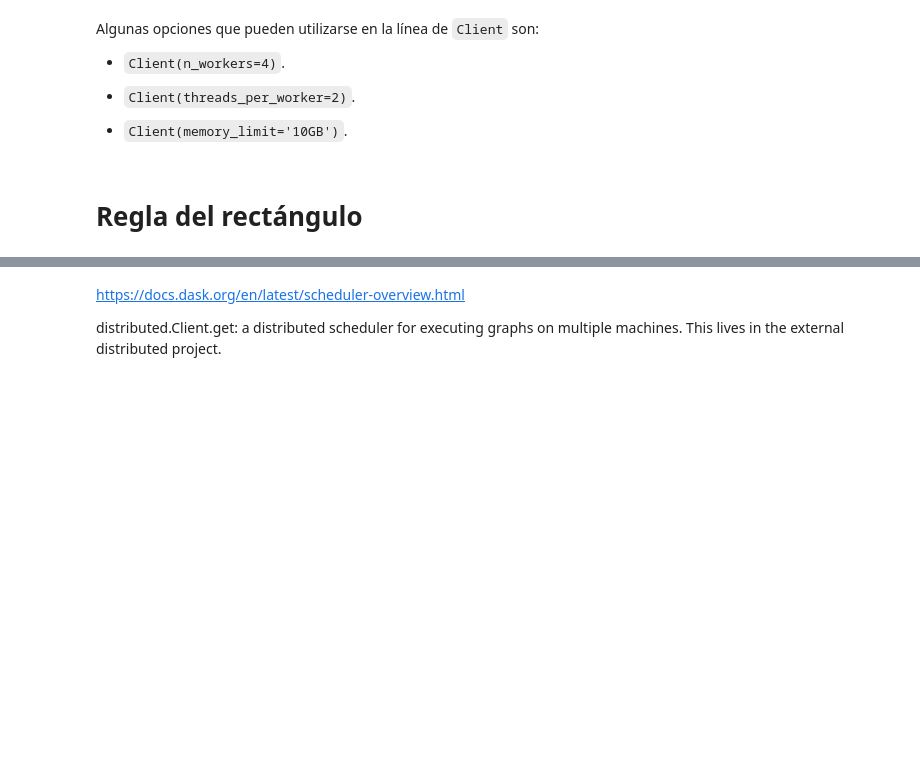
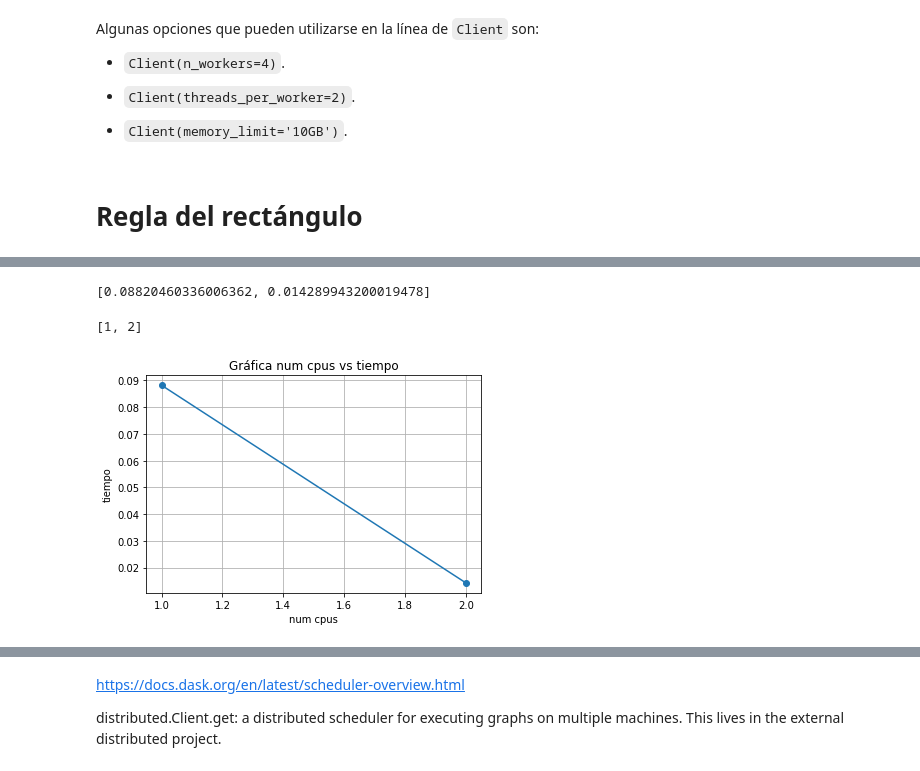
Before and after one commit to ITAM-DS/analisis-numerico-computo-cientifico, a Jupyter notebook: temas/II.computo_paralelo/2.2.Python_dask.ipynb, the cells around one changed output, grey strips where cells are left out. Saved outputs shown, nothing was run; the diff lists cells and outputs as text; code cells hidden in the pictures; blank space fills up the shorter version.

Commit message:
adding client map, gather examples

```diff
--- a/temas/II.computo_paralelo/2.2.Python_dask.ipynb
+++ b/temas/II.computo_paralelo/2.2.Python_dask.ipynb
@@ -286,0 +422,15 @@ from scipy.integrate import quad
+# %%
+def mifun(p,ns_p):
+    futures_nodos = client.map(construye_nodos_en_subintervalos,range(p),
+                                                               **{'a':a,
+                                                                  'b':b,
+                                                                  'h_hat':h_hat,
+                                                                  'n':n,
+                                                                  'ns_p':ns_p}
+                              )
+    futures_evalua = client.map(evalua_f_en_nodos_y_suma, futures_nodos,
+                                                          **{'f':f}
+                                )
+    results = [future.result() for future in futures_evalua]
+    aprox = h_hat*sum(results)
+    return err_relativo(aprox,obj)
@@ -286,0 +439,6 @@ from scipy.integrate import quad
+# %%
+for p in range(1,multiprocessing.cpu_count()+1):
+    if n%p==0:
+        ns_p=int(n/p)
+        err_np.append(mifun(p,ns_p))
+        n_cpus.append(p)
@@ -286,0 +453,10 @@ from scipy.integrate import quad
+# %%
+l=[]
+n_cpus=[]
+# %%
+for p in range(1,multiprocessing.cpu_count()+1):
+    if n%p==0:
+        ns_p=int(n/p)
+        resultado_timeit=%timeit -n 5 -r 10 -o mifun(p,ns_p)
+        l.append(resultado_timeit.average)
+        n_cpus.append(p)
@@ -286,0 +467,8 @@ from scipy.integrate import quad
+# %%
+l
+# %% [output]
+[0.08820460336006362, 0.014289943200019478]
+# %%
+n_cpus
+# %% [output]
+[1, 2]
@@ -286,0 +477,9 @@ from scipy.integrate import quad
+# %%
+plt.plot(n_cpus,l,'o-')
+plt.title('Gráfica num cpus vs tiempo')
+plt.xlabel('num cpus')
+plt.ylabel('tiempo')
+plt.grid()
+plt.show()
+# %% [output]
+[figure, added]
```
Also changed, not shown: parts of 60 cells of this notebook.
